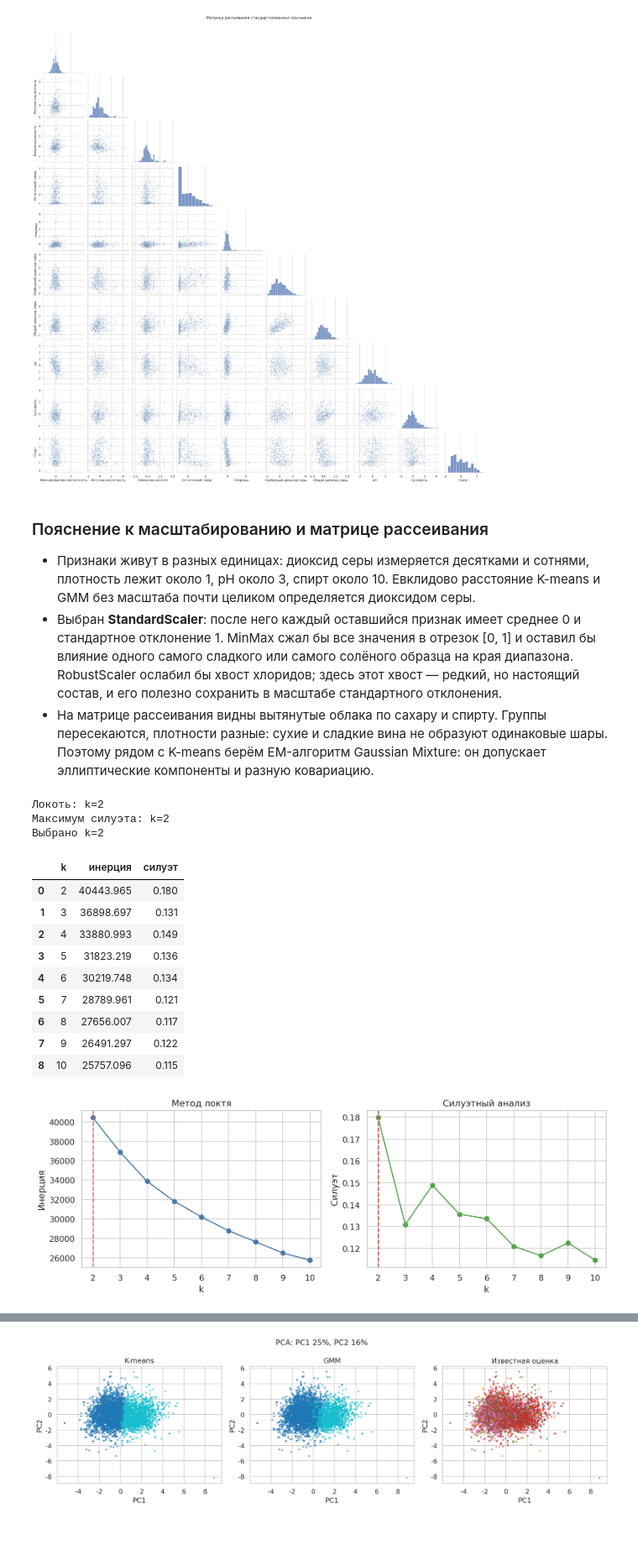
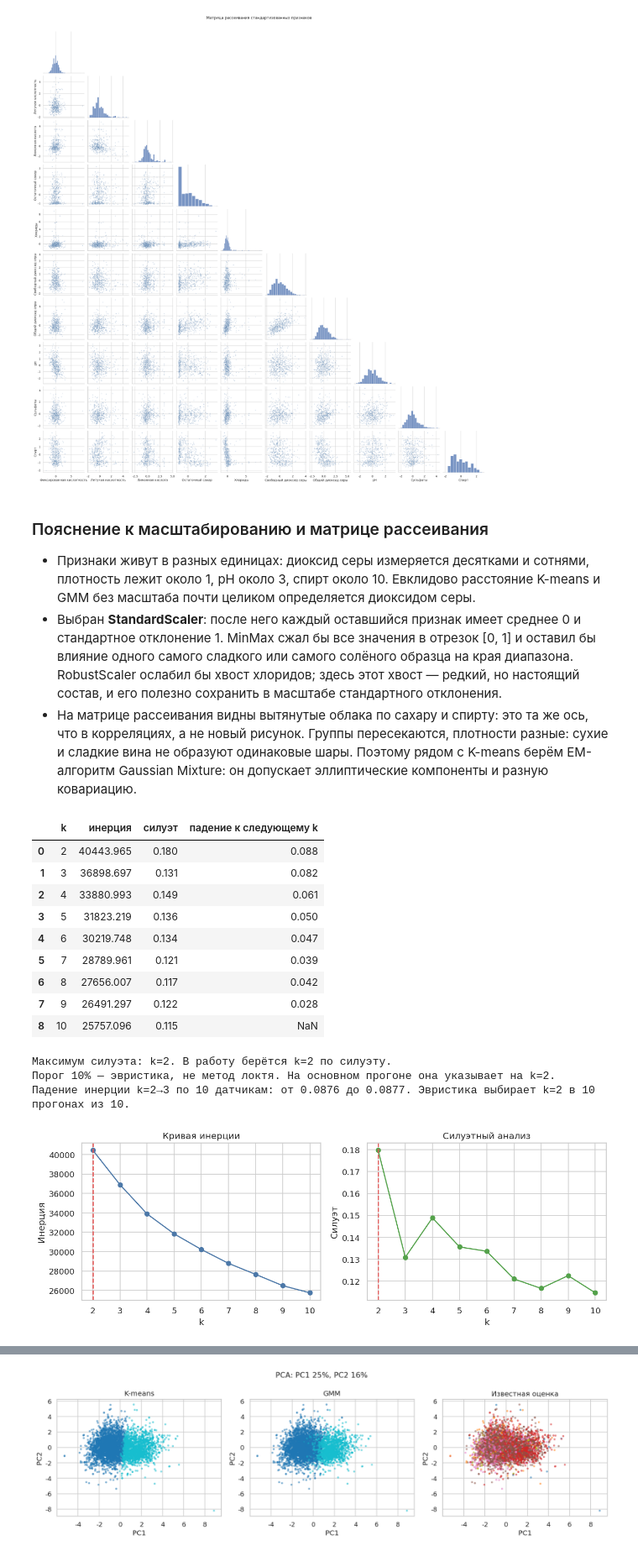
Before and after one commit to Aashteer/MO_3lab, a Jupyter notebook: lab3_clustering.ipynb, the cells around one changed output, grey strips where cells are left out. Shown at 84% size. Cells and saved outputs as stored; diff of their text form; code cells hidden in the pictures; blank space fills up the shorter version.

Commit message:
Уточнить отчёт лабораторной 3 по замечаниям к эвристикам, выбросам и метрикам.
Co-authored-by: Cursor <cursoragent@cursor.com>

```diff
--- a/lab3_clustering.ipynb
+++ b/lab3_clustering.ipynb
@@ -322,65 +374,93 @@ plt.show()
 
 - Признаки живут в разных единицах: диоксид серы измеряется десятками и сотнями, плотность лежит около 1, pH около 3, спирт около 10. Евклидово расстояние K-means и GMM без масштаба почти целиком определяется диоксидом серы.
 - Выбран **StandardScaler**: после него каждый оставшийся признак имеет среднее 0 и стандартное отклонение 1. MinMax сжал бы все значения в отрезок [0, 1] и оставил бы влияние одного самого сладкого или самого солёного образца на края диапазона. RobustScaler ослабил бы хвост хлоридов; здесь этот хвост — редкий, но настоящий состав, и его полезно сохранить в масштабе стандартного отклонения.
-- На матрице рассеивания видны вытянутые облака по сахару и спирту. Группы пересекаются, плотности разные: сухие и сладкие вина не образуют одинаковые шары. Поэтому рядом с K-means берём EM-алгоритм Gaussian Mixture: он допускает эллиптические компоненты и разную ковариацию.
+- На матрице рассеивания видны вытянутые облака по сахару и спирту: это та же ось, что в корреляциях, а не новый рисунок. Группы пересекаются, плотности разные: сухие и сладкие вина не образуют одинаковые шары. Поэтому рядом с K-means берём EM-алгоритм Gaussian Mixture: он допускает эллиптические компоненты и разную ковариацию.
 # %%
 ks = list(range(2, 11))
 inertias = []
 silhouettes = []
 for k in ks:
     model = KMeans(n_clusters=k, n_init=10, random_state=RANDOM_STATE)
     labels = model.fit_predict(x_scaled)
     inertias.append(float(model.inertia_))
     silhouettes.append(float(silhouette_score(x_scaled, labels, sample_size=2000, random_state=RANDOM_STATE)))
 
 drops = [(inertias[i] - inertias[i + 1]) / inertias[i] for i in range(len(inertias) - 1)]
-elbow_k = ks[-1]
+heuristic_k = ks[-1]
 for k, drop in zip(ks[:-1], drops):
     if drop < 0.10:
-        elbow_k = k
+        heuristic_k = k
         break
 silhouette_k = ks[int(np.argmax(silhouettes))]
-if silhouettes[ks.index(silhouette_k)] - silhouettes[ks.index(elbow_k)] < 0.05:
-    best_k = elbow_k
-else:
-    best_k = silhouette_k
+best_k = silhouette_k
 
-k_table = pd.DataFrame({"k": ks, "инерция": inertias, "силуэт": silhouettes})
+seed_drops = []
+seed_choices = []
+for seed in range(10):
+    seed_inertia = [
+        float(KMeans(n_clusters=k, n_init=10, random_state=seed).fit(x_scaled).inertia_)
+        for k in ks
+    ]
+    relative = [
+        (seed_inertia[i] - seed_inertia[i + 1]) / seed_inertia[i]
+        for i in range(len(ks) - 1)
+    ]
+    seed_drops.append(relative[0])
+    choice = ks[-1]
+    for k, drop in zip(ks[:-1], relative):
+        if drop < 0.10:
+            choice = k
+            break
+    seed_choices.append(choice)
+
+k_table = pd.DataFrame({
+    "k": ks,
+    "инерция": inertias,
+    "силуэт": silhouettes,
+    "падение к следующему k": drops + [float("nan")],
+})
 k_table.to_csv(OUTPUT_DIR / "k_selection.csv", index=False, encoding="utf-8-sig")
 display(k_table.round(3))
-print(f"Локоть: k={elbow_k}")
-print(f"Максимум силуэта: k={silhouette_k}")
-print(f"Выбрано k={best_k}")
+print(f"Максимум силуэта: k={silhouette_k}. В работу берётся k={best_k} по силуэту.")
+print(
+    "Порог 10% — эвристика, не метод локтя. "
+    f"На основном прогоне она указывает на k={heuristic_k}."
+)
+print(
+    "Падение инерции k=2→3 по 10 датчикам: "
+    f"от {min(seed_drops):.4f} до {max(seed_drops):.4f}. "
+    f"Эвристика выбирает k=2 в {seed_choices.count(2)} прогонах из {len(seed_choices)}."
+)
 
 fig, axes = plt.subplots(1, 2, figsize=(11, 4))
 axes[0].plot(ks, inertias, marker="o", color="#4C78A8")
 axes[0].axvline(best_k, color="#E45756", linestyle="--")
 axes[0].set_xlabel("k")
 axes[0].set_ylabel("Инерция")
-axes[0].set_title("Метод локтя")
+axes[0].set_title("Кривая инерции")
 axes[1].plot(ks, silhouettes, marker="o", color="#54A24B")
 axes[1].axvline(best_k, color="#E45756", linestyle="--")
 axes[1].set_xlabel("k")
 axes[1].set_ylabel("Силуэт")
 axes[1].set_title("Силуэтный анализ")
 fig.tight_layout()
 fig.savefig(OUTPUT_DIR / "06_k_selection.png", bbox_inches="tight")
 plt.show()
 # %% [output]
+|  | k | инерция | силуэт | падение к следующему k |
+| 0 | 2 | 40443.965 | 0.180 | 0.088 |
+| 1 | 3 | 36898.697 | 0.131 | 0.082 |
+| 2 | 4 | 33880.993 | 0.149 | 0.061 |
+| 3 | 5 | 31823.219 | 0.136 | 0.050 |
+| 4 | 6 | 30219.748 | 0.134 | 0.047 |
+| 5 | 7 | 28789.961 | 0.121 | 0.039 |
+| 6 | 8 | 27656.007 | 0.117 | 0.042 |
+| 7 | 9 | 26491.297 | 0.122 | 0.028 |
+| 8 | 10 | 25757.096 | 0.115 | NaN |
-Локоть: k=2
-Максимум силуэта: k=2
-Выбрано k=2
+Максимум силуэта: k=2. В работу берётся k=2 по силуэту.
+Порог 10% — эвристика, не метод локтя. На основном прогоне она указывает на k=2.
+Падение инерции k=2→3 по 10 датчикам: от 0.0876 до 0.0877. Эвристика выбирает k=2 в 10 прогонах из 10.
-|  | k | инерция | силуэт |
-| 0 | 2 | 40443.965 | 0.180 |
-| 1 | 3 | 36898.697 | 0.131 |
-| 2 | 4 | 33880.993 | 0.149 |
-| 3 | 5 | 31823.219 | 0.136 |
-| 4 | 6 | 30219.748 | 0.134 |
-| 5 | 7 | 28789.961 | 0.121 |
-| 6 | 8 | 27656.007 | 0.117 |
-| 7 | 9 | 26491.297 | 0.122 |
-| 8 | 10 | 25757.096 | 0.115 |
-[figure, old version]
+[figure, new version]
 # %% [markdown]
 ### Пояснение к выбору числа кластеров
 
```
Also changed, not shown: parts of 16 cells of this notebook, 17 other files.
